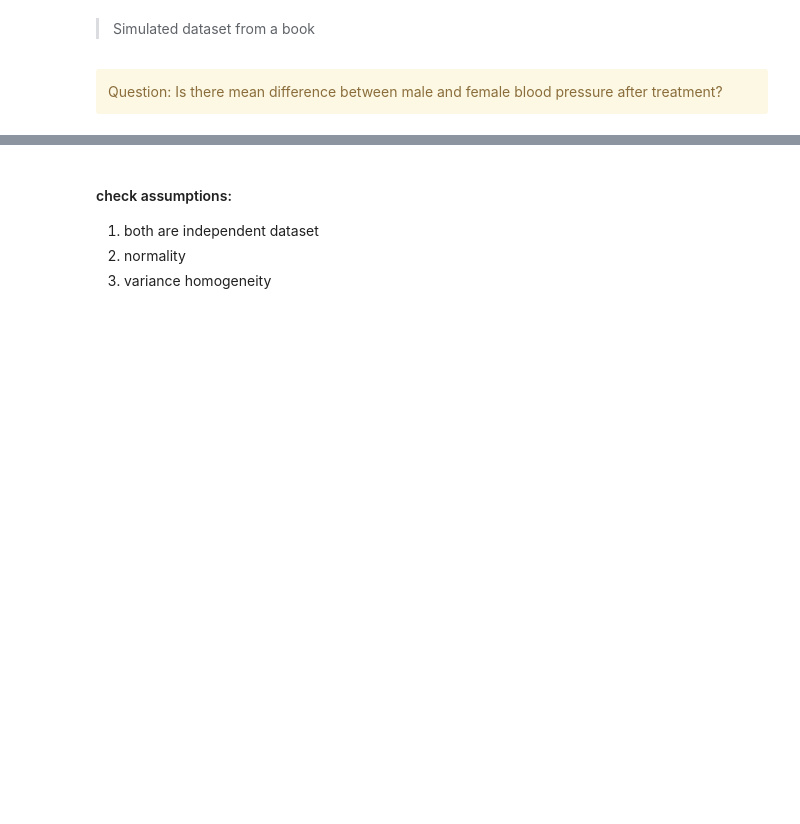
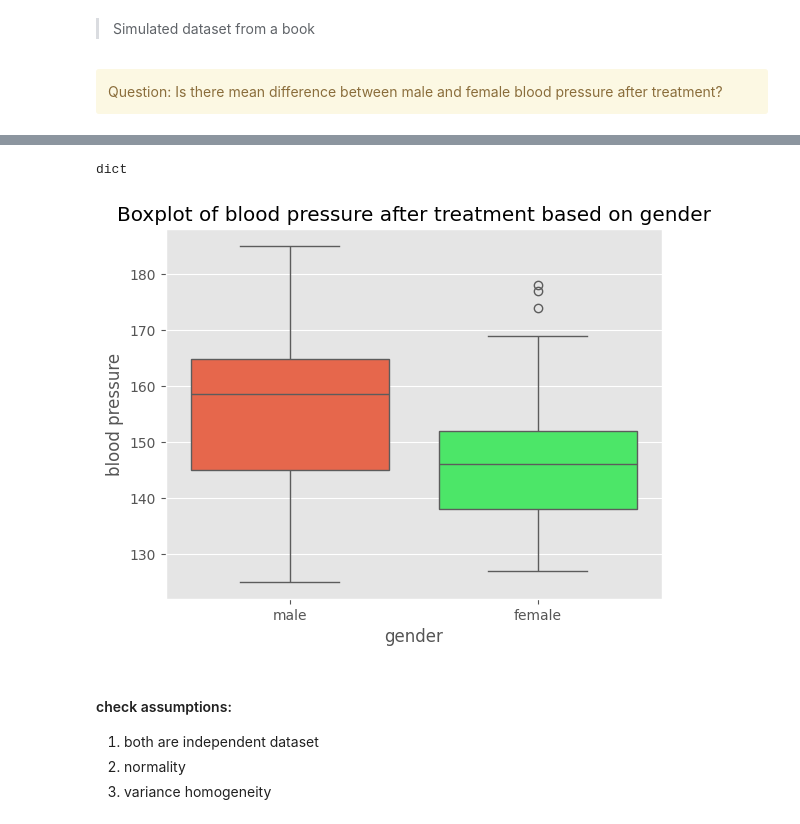
Before and after one commit to gob1thaasan/mss482, a Jupyter notebook: lecture_hands_on/Lecture3_hands_on.ipynb, the cells around one changed output, grey strips where cells are left out. Saved outputs shown, nothing was run; the diff lists cells and outputs as text; code cells hidden in the pictures; blank space fills up the shorter version.

Commit message:
fixing sns boxplot and clean up iris dataset

```diff
--- a/lecture_hands_on/Lecture3_hands_on.ipynb
+++ b/lecture_hands_on/Lecture3_hands_on.ipynb
@@ -601,9 +833,7 @@ Question: Is there mean difference between male and female blood pressure after
 </div>
 # %%
 import pandas as pd
-df = pd.read_csv("https://raw.githubusercontent.com/researchpy/Data-sets/master/blood_pressure.csv")
-
-male = df['bp_after'][df['sex'] == 'Male']
-female = df['bp_after'][df['sex'] == 'Female']
+#df = pd.read_csv("https://raw.githubusercontent.com/researchpy/Data-sets/master/blood_pressure.csv")
+df = pd.read_csv("../data/blood_pressure.csv")
 
 df.info()
@@ -617,3 +856,19 @@ plt.show()
+# %%
+df_both = {
+    'male':male,
+    'female':female
+}
+type(df_both)
+# %% [output]
+dict
+# %%
+sns.boxplot(df_both)
+plt.title('Boxplot of blood pressure after treatment based on gender')
+plt.xlabel('gender')
+plt.ylabel('blood pressure')
+plt.show()
+# %% [output]
+[figure, added]
 # %% [markdown]
 #### check assumptions:
 
```
Also changed, not shown: parts of 57 cells of this notebook.
